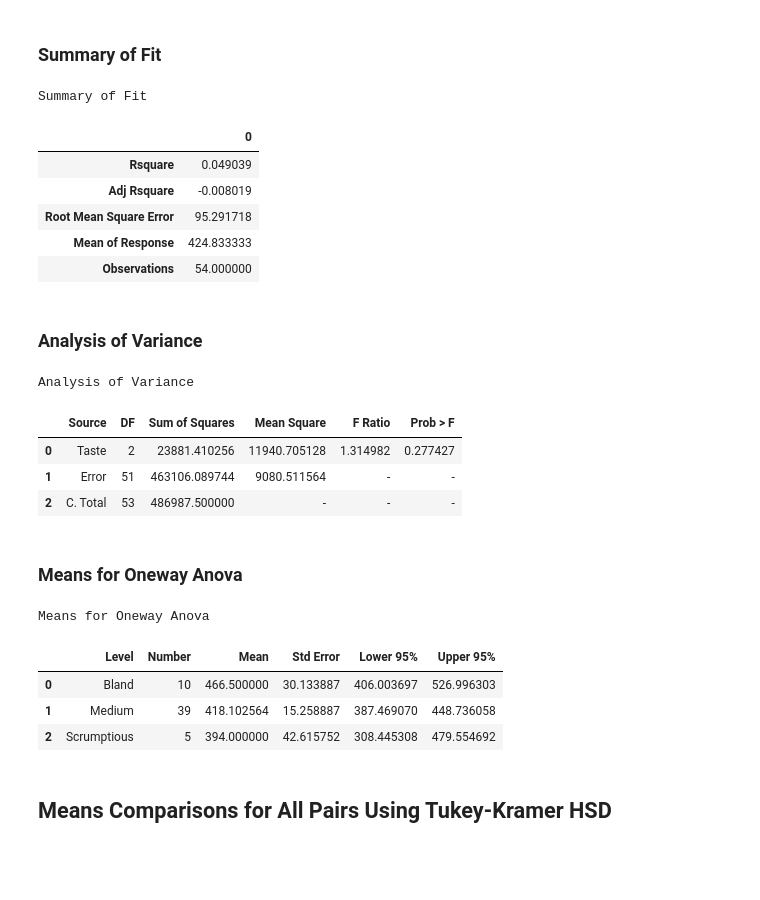
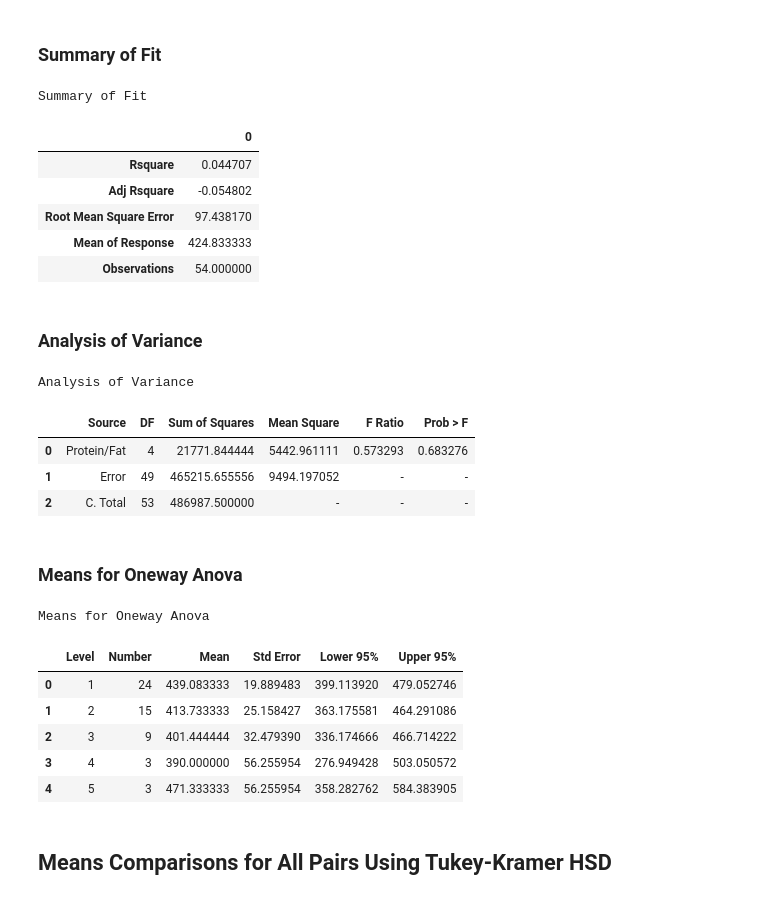
Before and after one commit to dustinkeller/Biostatistics-Notebooks, a Jupyter notebook: ANOVA.ipynb, the cells around one changed output. Saved outputs shown, nothing was run; the diff lists cells and outputs as text; code cells hidden in the pictures; blank space fills up the shorter version.

```diff
--- a/ANOVA.ipynb
+++ b/ANOVA.ipynb
@@ -46,0 +19,20 @@ data[['Taste', 'Sodium']]
+# %%
+#@title #Download File and Select Data
+
+#@markdown Make sure the file containing the data you wish to analyze is in your Google Drive
+file_type = "xlsx" #@param ["csv", "xlsx"]
+file_name = 'Hot Dogs.xlsx' #@param ["estradiol.csv", "Hot Dogs.xlsx"] {type:"string", allow-input: true}
+# Hot Dogs.xlsx
+#@markdown Check the below box to inspect the imported data.
+show_frame = True #@param {type:"boolean"}
+
+file_path = f"/content/drive/MyDrive/{file_name}"
+
+match file_type:
+  case "csv":
+    data = pd.read_csv(file_path)
+  case "xlsx":
+    data = pd.read_excel(file_path)
+
+#@markdown ---
+data if show_frame else ""
@@ -46,0 +57,9 @@ data[['Taste', 'Sodium']]
+# %%
+#@title #Select X, Factor and Y, Response
+
+#@markdown Make sure the variable names are spelled correctly and without quotation marks! Reference the table printed above.
+X_name = "Protein/Fat" #@param {type:"string"}
+Y_name = "Sodium" #@param {type:"string", allow-input: true}
+# Hot Dogs.xlsx
+print("Confirm that the variables have been selected correctly.")
+data[[X_name, Y_name]]
@@ -82,7 +128,7 @@ def rmse(*groups):
 # %% [markdown]
 ### Summary of Fit
 # %%
-grouped_data = [data[data['Taste'] == grp]['Sodium'] for grp in data['Taste'].unique()]
+grouped_data = [data[data[X_name] == grp][Y_name] for grp in data[X_name].unique()]
 # %%
 sof_data = {
     'Rsquare': r_squared(*grouped_data),
@@ -98,9 +144,9 @@ sof.style.set_caption("Summary of Fit")
 # %% [output]
 Summary of Fit
 |  | 0 |
-| Rsquare | 0.049039 |
-| Adj Rsquare | -0.008019 |
-| Root Mean Square Error | 95.291718 |
+| Rsquare | 0.044707 |
+| Adj Rsquare | -0.054802 |
+| Root Mean Square Error | 97.438170 |
 | Mean of Response | 424.833333 |
 | Observations | 54.000000 |
 # %% [markdown]
@@ -113,7 +159,7 @@ df_within = len(pd.concat(grouped_data)) - len(grouped_data)
 df_between = len(grouped_data) - 1
 
 anova_data = {
-    'Source': ['Taste', 'Error', 'C. Total'],
+    'Source': [X_name, 'Error', 'C. Total'],
     'DF': [len(grouped_data) - 1, len(pd.concat(grouped_data)) - len(grouped_data), len(pd.concat(grouped_data)) - 1],
     'Sum of Squares':[0, 0, '-'],
     'Mean Square': [0, 0, '-'],
@@ -145,39 +191,41 @@ anova.style.set_caption("Analysis of Variance")
 # %% [output]
 Analysis of Variance
 |  | Source | DF | Sum of Squares | Mean Square | F Ratio | Prob > F |
-| 0 | Taste | 2 | 23881.410256 | 11940.705128 | 1.314982 | 0.277427 |
-| 1 | Error | 51 | 463106.089744 | 9080.511564 | - | - |
+| 0 | Protein/Fat | 4 | 21771.844444 | 5442.961111 | 0.573293 | 0.683276 |
+| 1 | Error | 49 | 465215.655556 | 9494.197052 | - | - |
 | 2 | C. Total | 53 | 486987.500000 | - | - | - |
 # %% [markdown]
 ### Means for Oneway Anova
 # %%
 means_data = {
-    'Level': data['Taste'].unique(),
+    'Level': data[X_name].unique(),
     'Number': [len(grp) for grp in grouped_data],
     'Mean': [np.mean(grp) for grp in grouped_data],
     'Std Error': [rmse(*grouped_data)/np.sqrt(len(grp)) for grp in grouped_data],
     'Lower 95%': [stats.t.interval(
         0.95, #Confidence
         len(pd.concat(grouped_data)) - len(grouped_data), #Deg freedom
         np.mean(grp), #Grp mean
         rmse(*grouped_data)/np.sqrt(len(grp)))[0] #Grp std err
                   for i, grp in enumerate(grouped_data)],
     'Upper 95%': [stats.t.interval(
         0.95, #Confidence
         len(pd.concat(grouped_data)) - len(grouped_data), #Deg freedom
         np.mean(grp), #Grp mean
         rmse(*grouped_data)/np.sqrt(len(grp)))[1] #Grp std err
                   for i, grp in enumerate(grouped_data)],
 
 }
 means = pd.DataFrame(data=means_data)
 means.style.set_caption("Means for Oneway Anova")
 # %% [output]
 Means for Oneway Anova
 |  | Level | Number | Mean | Std Error | Lower 95% | Upper 95% |
-| 0 | Bland | 10 | 466.500000 | 30.133887 | 406.003697 | 526.996303 |
-| 1 | Medium | 39 | 418.102564 | 15.258887 | 387.469070 | 448.736058 |
-| 2 | Scrumptious | 5 | 394.000000 | 42.615752 | 308.445308 | 479.554692 |
+| 0 | 1 | 24 | 439.083333 | 19.889483 | 399.113920 | 479.052746 |
+| 1 | 2 | 15 | 413.733333 | 25.158427 | 363.175581 | 464.291086 |
+| 2 | 3 | 9 | 401.444444 | 32.479390 | 336.174666 | 466.714222 |
+| 3 | 4 | 3 | 390.000000 | 56.255954 | 276.949428 | 503.050572 |
+| 4 | 5 | 3 | 471.333333 | 56.255954 | 358.282762 | 584.383905 |
 # %% [markdown]
 ## Means Comparisons for All Pairs Using Tukey-Kramer HSD
 # %% [markdown]
```
Also changed, not shown: parts of 12 cells of this notebook.
